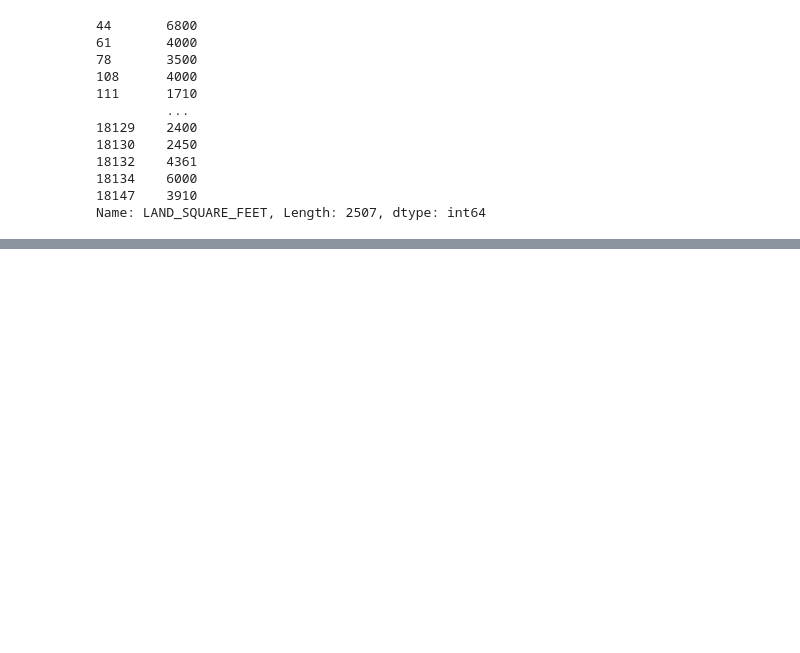
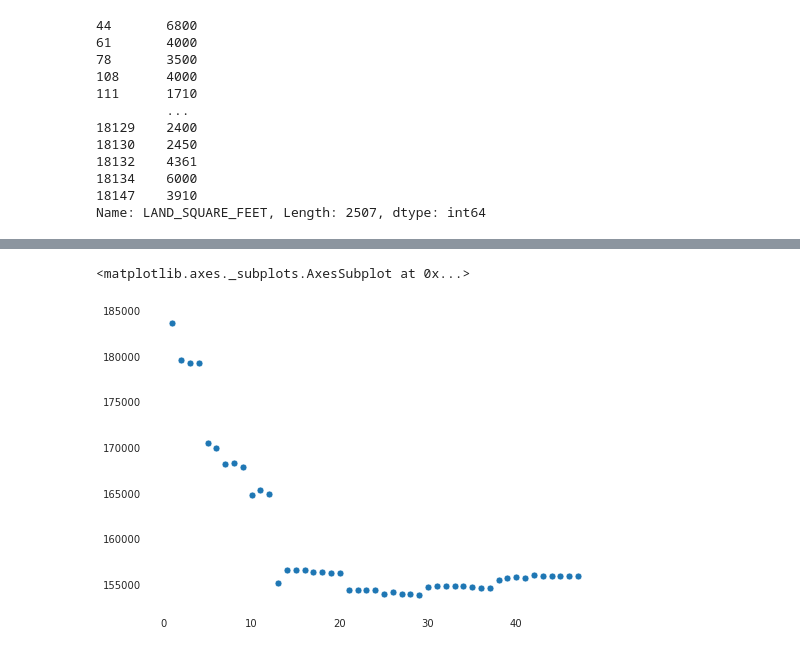
Before and after one commit to ErikSeguinte/DS-Unit-2-Linear-Models, a Jupyter notebook: module3-ridge-regression/LS_DS_213_assignment.ipynb, the cells around one changed output, grey strips where cells are left out. Drawn from its saved outputs; the diff is of its cells as text; code cells hidden in the pictures; blank space fills up the shorter version.

```diff
--- a/module3-ridge-regression/LS_DS_213_assignment.ipynb
+++ b/module3-ridge-regression/LS_DS_213_assignment.ipynb
@@ -238,0 +242,5 @@ train['x']
+# %%
+from sklearn.feature_selection import SelectKBest, f_regression
+selector = SelectKBest(score_func=f_regression)
+# %%
+selector.fit_transform(train['x'], train['y'])
@@ -238,0 +265,16 @@ train['x']
+# %%
+from sklearn.linear_model import LinearRegression
+from sklearn.metrics import mean_absolute_error
+
+mae_list = []
+for k in range(1, train['x'].shape[1]+1):
+    print(f'{k} features')
+    selector = SelectKBest(score_func=f_regression, k=k)
+    X_train_kbest = selector.fit_transform(train['x'], train['y'])
+    X_test_kbest = selector.transform(test['x'])
+    model = LinearRegression()
+    model.fit(X_train_kbest, train['y'])
+    y_pred = model.predict(X_test_kbest)
+    mae = mean_absolute_error(y_pred, test['y'])
+    print(f'MAE on test set: ${mae:.2f}')
+    mae_list.append(mae)
@@ -238,0 +299,7 @@ train['x']
+# %%
+import seaborn as sns
+
+sns.scatterplot(range(1, train['x'].shape[1]+1), mae_list)
+# %% [output]
+<matplotlib.axes._subplots.AxesSubplot at 0x...>
+[figure, added]
```
Also changed, not shown: parts of 23 cells of this notebook.
